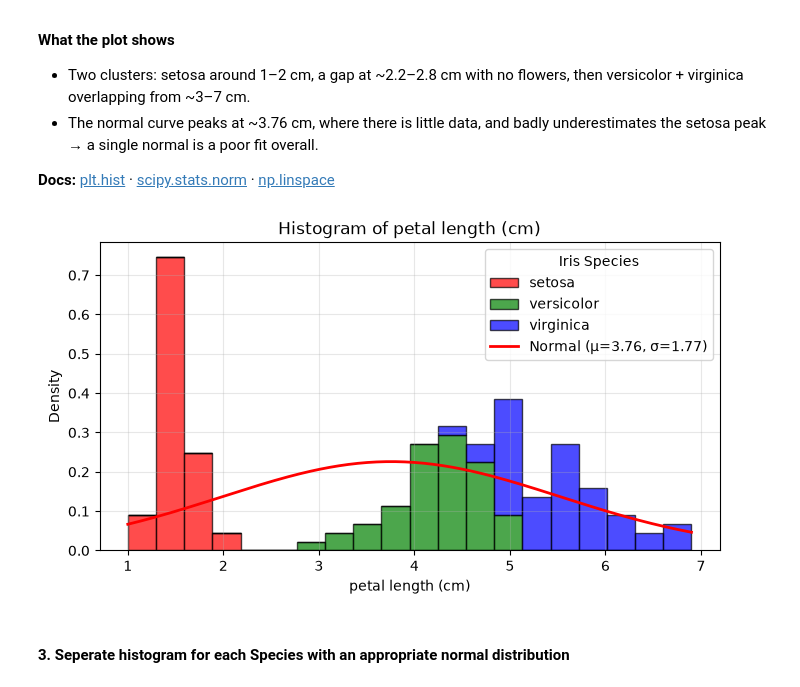
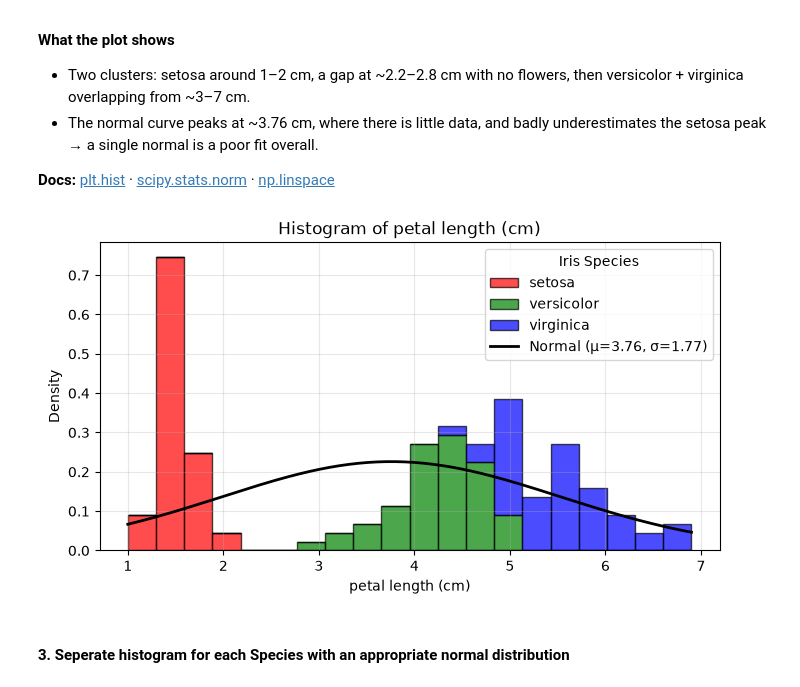
Before and after one commit to skerr17/Applied_Statistics_Assessment, a Jupyter notebook: problem.ipynb, the cells around one changed output. Saved outputs shown, nothing was run; the diff lists cells and outputs as text; code cells hidden in the pictures.

Commit message:
changed the colour of the normal distribution on a histogram to black not to clash

```diff
--- a/problem.ipynb
+++ b/problem.ipynb
@@ -141,35 +141,35 @@ species = iris_dataframe['species'].unique() # getting the unique species
 species_colours = {'setosa': 'red', 'versicolor': 'green', 'virginica': 'blue'}
 
 # shared bin edges so all species use the same bins
 bins = np.linspace(iris_dataframe[feature].min(), iris_dataframe[feature].max(), 21)
 
 # Calculate the mean and standard deviation for the feature
 mu, sigma = iris_dataframe[feature].mean(), iris_dataframe[feature].std()
 
 # smooth x-values for the curve
 x = np.linspace(iris_dataframe[feature].min(), iris_dataframe[feature].max(), 300)
 
 # Create subsets of the data for each species and their corresponding colours
 subsets = [iris_dataframe[iris_dataframe['species'] == s][feature] for s in species]
 
 # Create a list of colours corresponding to each species
 colours = [species_colours[s] for s in species]
 
 # Create a histogram for the petal_length feature, with stacked bars for each species
 plt.figure(figsize=(8, 4))
 # Stacked density histogram (all 150 flowers, total area = 1) with the fitted normal curve on the same scale
 plt.hist(subsets, bins=bins, stacked=True, density=True,
          edgecolor='k', alpha=0.7, label=list(species), color=colours)
-plt.plot(x, stats.norm.pdf(x, mu, sigma), 'r-', linewidth=2,
+plt.plot(x, stats.norm.pdf(x, mu, sigma), 'k-', linewidth=2,
          label=f'Normal (μ={mu:.2f}, σ={sigma:.2f})')
 plt.title(f'Histogram of {feature}') # title of the graph
 plt.xlabel(feature) # x-axis label
 plt.ylabel('Density') # y-axis label
 plt.legend(title='Iris Species') # add the legend
 plt.grid(True, alpha=0.3)
 plt.show()
 # %% [output]
-[figure, old version]
+[figure, new version]
 # %% [markdown]
 #### 3. Seperate histogram for each Species with an appropriate normal distribution
 # %%
```
